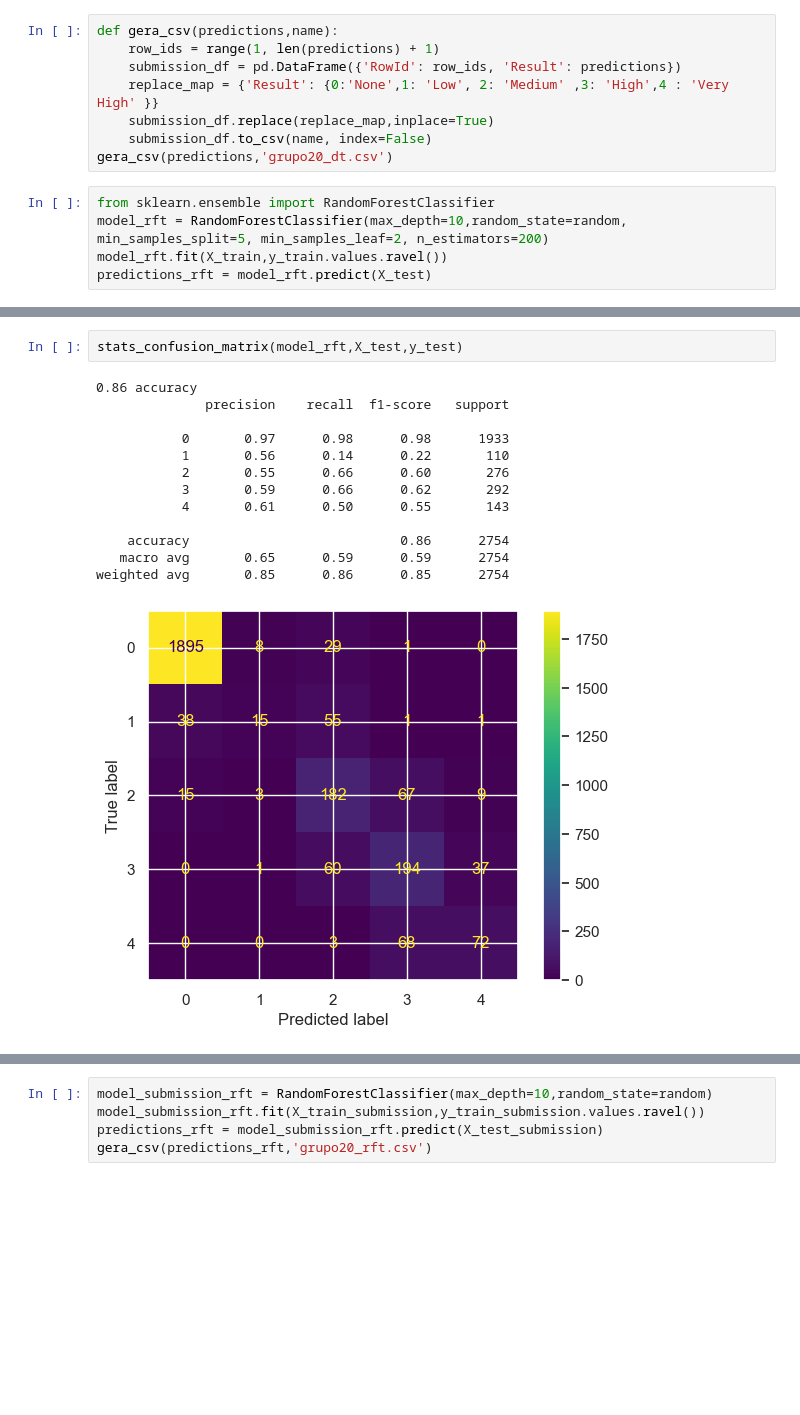
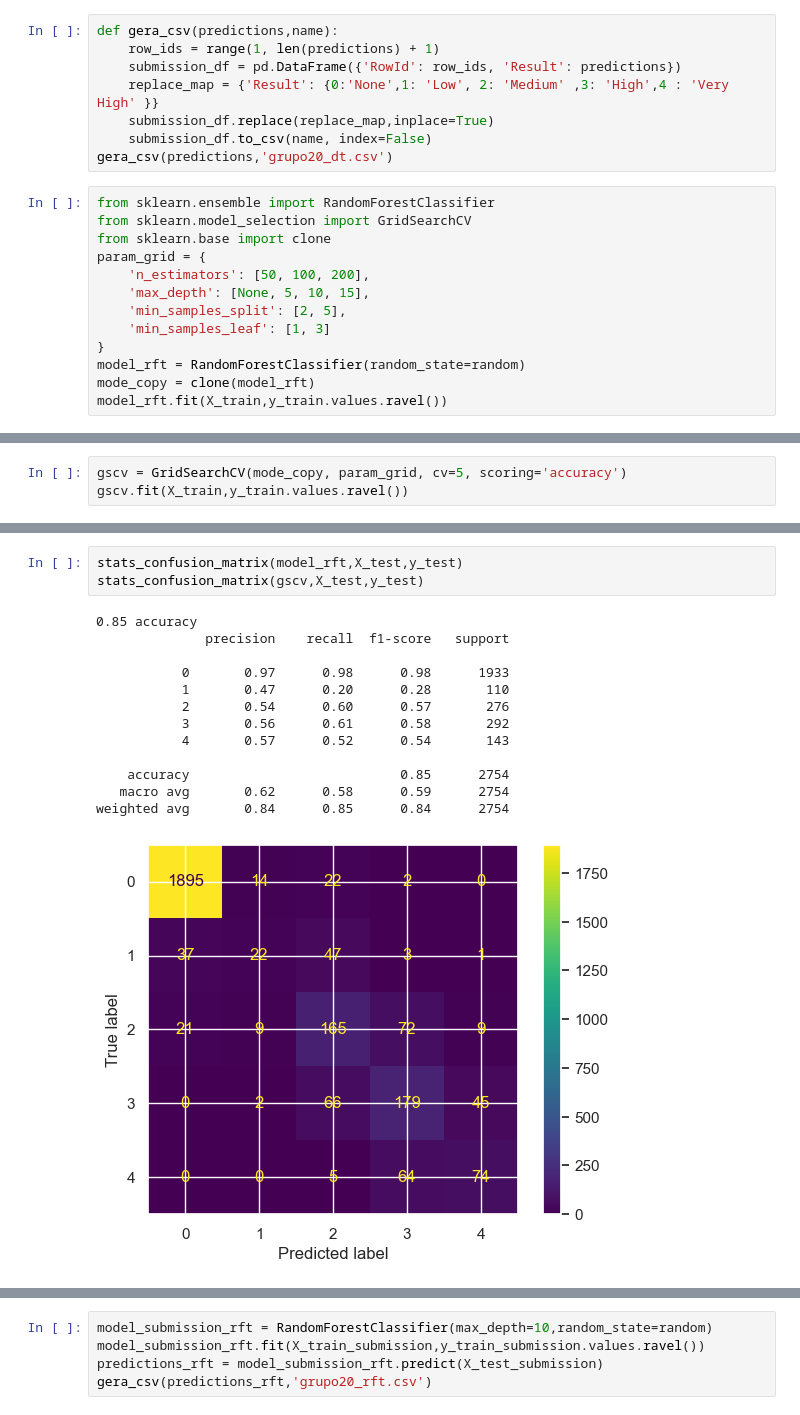
Before and after one commit to JoseBambora/ProjetoDAA, a Jupyter notebook: DatasetCompetition/decision_tree.ipynb, the cells around one changed output, grey strips where cells are left out. Saved outputs shown, nothing was run; the diff lists cells and outputs as text; blank space fills up the shorter version.

```diff
--- a/DatasetCompetition/decision_tree.ipynb
+++ b/DatasetCompetition/decision_tree.ipynb
@@ -213,6 +213,14 @@ def gera_csv(predictions,name):
 gera_csv(predictions,'grupo20_dt.csv')
 # %%
 from sklearn.ensemble import RandomForestClassifier
-model_rft = RandomForestClassifier(max_depth=10,random_state=random, min_samples_split=5, min_samples_leaf=2, n_estimators=200)
+from sklearn.model_selection import GridSearchCV
+from sklearn.base import clone
+param_grid = {
+    'n_estimators': [50, 100, 200],
+    'max_depth': [None, 5, 10, 15],
+    'min_samples_split': [2, 5],
+    'min_samples_leaf': [1, 3]
+}
+model_rft = RandomForestClassifier(random_state=random)
+mode_copy = clone(model_rft)
 model_rft.fit(X_train,y_train.values.ravel())
-predictions_rft = model_rft.predict(X_test)
@@ -218,0 +229,3 @@ predictions_rft = model_rft.predict(X_test)
+# %%
+gscv = GridSearchCV(mode_copy, param_grid, cv=5, scoring='accuracy')
+gscv.fit(X_train,y_train.values.ravel())
@@ -229,16 +260,17 @@ print(accuracy_score(y_test,predictions_rft))
 # %%
 stats_confusion_matrix(model_rft,X_test,y_test)
+stats_confusion_matrix(gscv,X_test,y_test)
 # %% [output]
-0.86 accuracy
+0.85 accuracy
               precision    recall  f1-score   support
 
            0       0.97      0.98      0.98      1933
-           1       0.56      0.14      0.22       110
-           2       0.55      0.66      0.60       276
-           3       0.59      0.66      0.62       292
-           4       0.61      0.50      0.55       143
+           1       0.47      0.20      0.28       110
+           2       0.54      0.60      0.57       276
+           3       0.56      0.61      0.58       292
+           4       0.57      0.52      0.54       143
 
-    accuracy                           0.86      2754
-   macro avg       0.65      0.59      0.59      2754
-weighted avg       0.85      0.86      0.85      2754
+    accuracy                           0.85      2754
+   macro avg       0.62      0.58      0.59      2754
+weighted avg       0.84      0.85      0.84      2754
-[figure, old version]
+[figure, new version]
```
Also changed, not shown: parts of 6 cells of this notebook, 2 other files.
